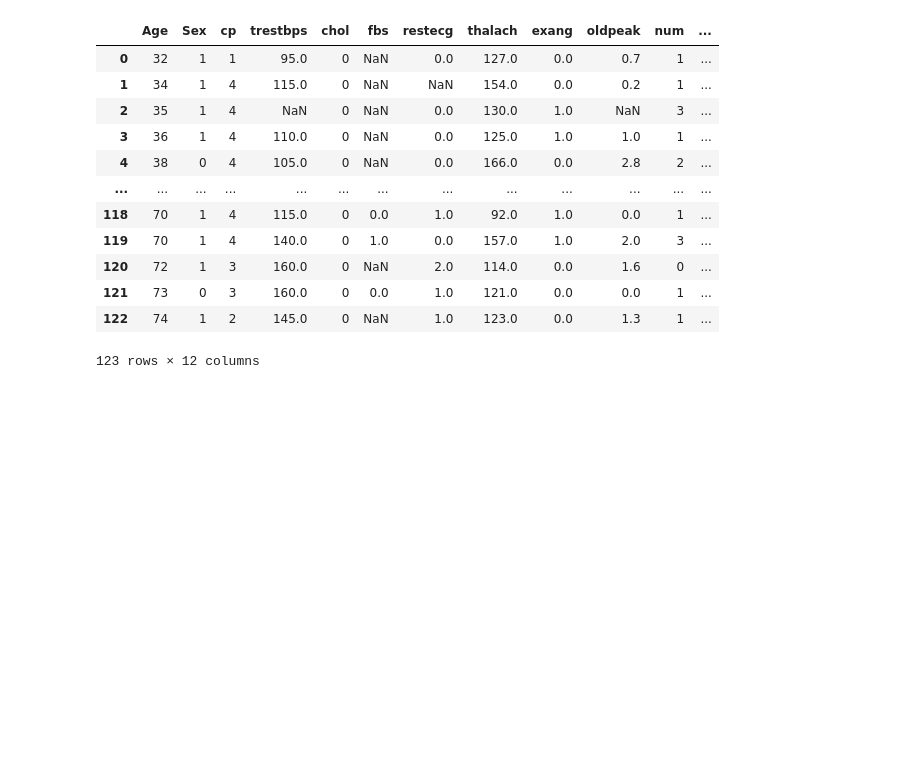
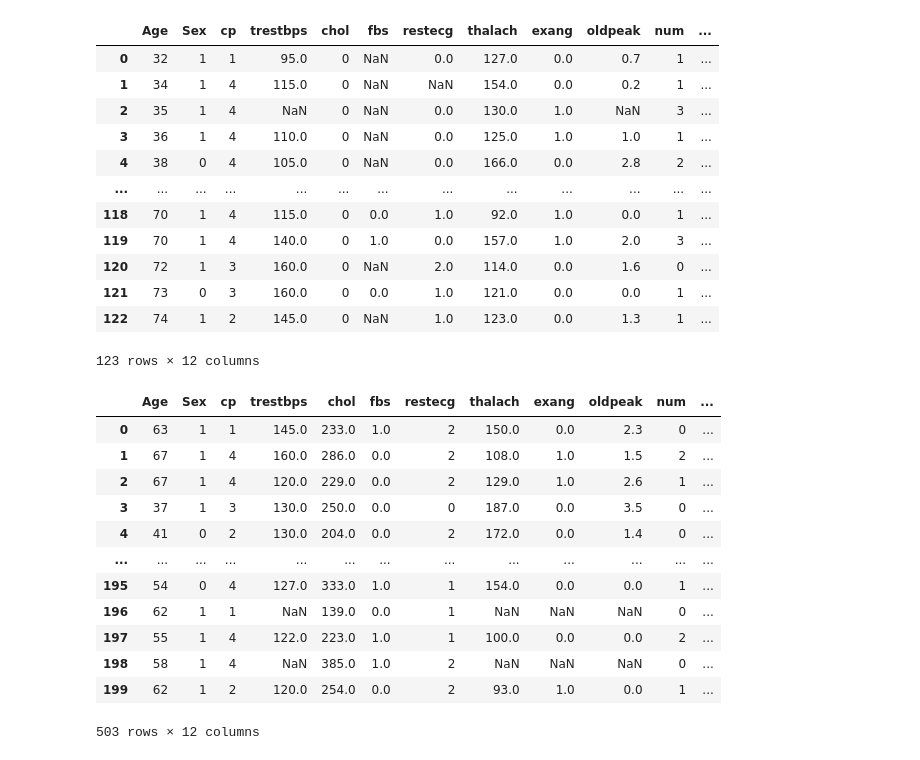
Before and after one commit to jenny0741/final_project, a Jupyter notebook: notebooks/data_cleaning.ipynb, the cells around one changed output. Drawn from its saved outputs; the diff is of its cells as text; code cells hidden in the pictures; blank space fills up the shorter version.

Commit message:
concat data

```diff
--- a/notebooks/data_cleaning.ipynb
+++ b/notebooks/data_cleaning.ipynb
@@ -418,3 +418,21 @@ swtz_df
 | 121 | 73 | 0 | 3 | 160.0 | 0 | 0.0 | 1.0 | 121.0 | 0.0 | 0.0 | 1 | ... |
 | 122 | 74 | 1 | 2 | 145.0 | 0 | NaN | 1.0 | 123.0 | 0.0 | 1.3 | 1 | ... |
 123 rows × 12 columns
+# %%
+us_data_df = pd.concat([clvd_df, va_df], axis=0)
+# %%
+us_data_df
+# %% [output]
+|  | Age | Sex | cp | trestbps | chol | fbs | restecg | thalach | exang | oldpeak | num | ... |
+| 0 | 63 | 1 | 1 | 145.0 | 233.0 | 1.0 | 2 | 150.0 | 0.0 | 2.3 | 0 | ... |
+| 1 | 67 | 1 | 4 | 160.0 | 286.0 | 0.0 | 2 | 108.0 | 1.0 | 1.5 | 2 | ... |
+| 2 | 67 | 1 | 4 | 120.0 | 229.0 | 0.0 | 2 | 129.0 | 1.0 | 2.6 | 1 | ... |
+| 3 | 37 | 1 | 3 | 130.0 | 250.0 | 0.0 | 0 | 187.0 | 0.0 | 3.5 | 0 | ... |
+| 4 | 41 | 0 | 2 | 130.0 | 204.0 | 0.0 | 2 | 172.0 | 0.0 | 1.4 | 0 | ... |
+| ... | ... | ... | ... | ... | ... | ... | ... | ... | ... | ... | ... | ... |
+| 195 | 54 | 0 | 4 | 127.0 | 333.0 | 1.0 | 1 | 154.0 | 0.0 | 0.0 | 1 | ... |
+| 196 | 62 | 1 | 1 | NaN | 139.0 | 0.0 | 1 | NaN | NaN | NaN | 0 | ... |
+| 197 | 55 | 1 | 4 | 122.0 | 223.0 | 1.0 | 1 | 100.0 | 0.0 | 0.0 | 2 | ... |
+| 198 | 58 | 1 | 4 | NaN | 385.0 | 1.0 | 2 | NaN | NaN | NaN | 0 | ... |
+| 199 | 62 | 1 | 2 | 120.0 | 254.0 | 0.0 | 2 | 93.0 | 1.0 | 0.0 | 1 | ... |
+503 rows × 12 columns
```
Also changed, not shown: parts of 4 cells of this notebook.
